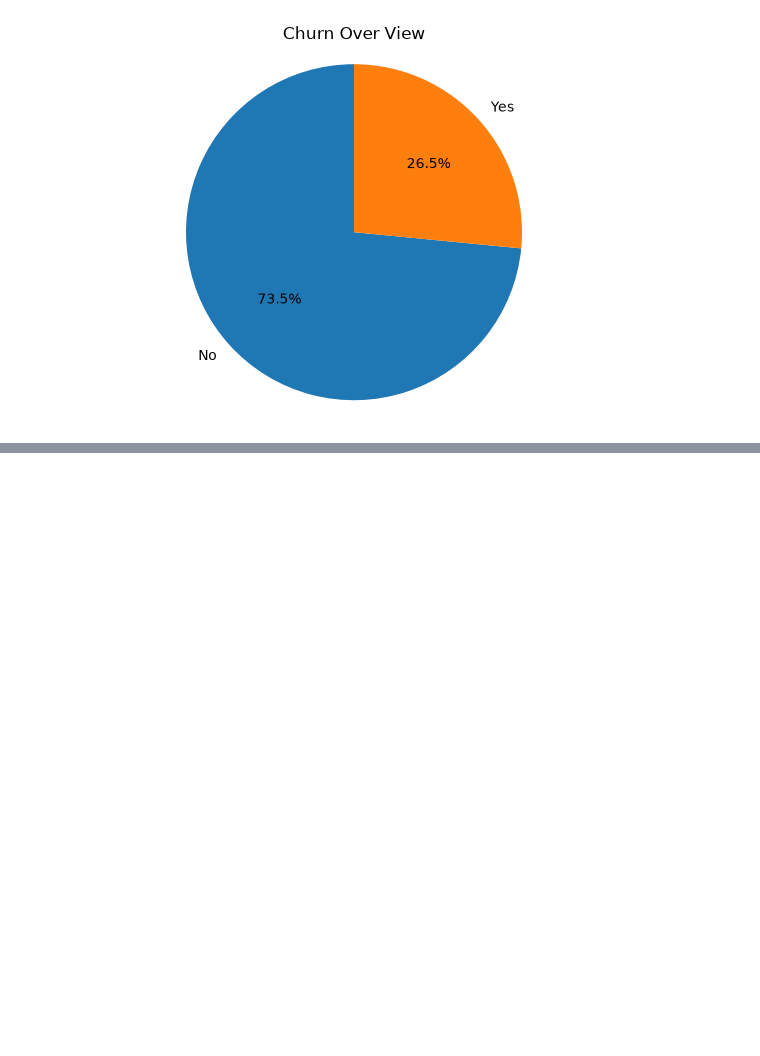
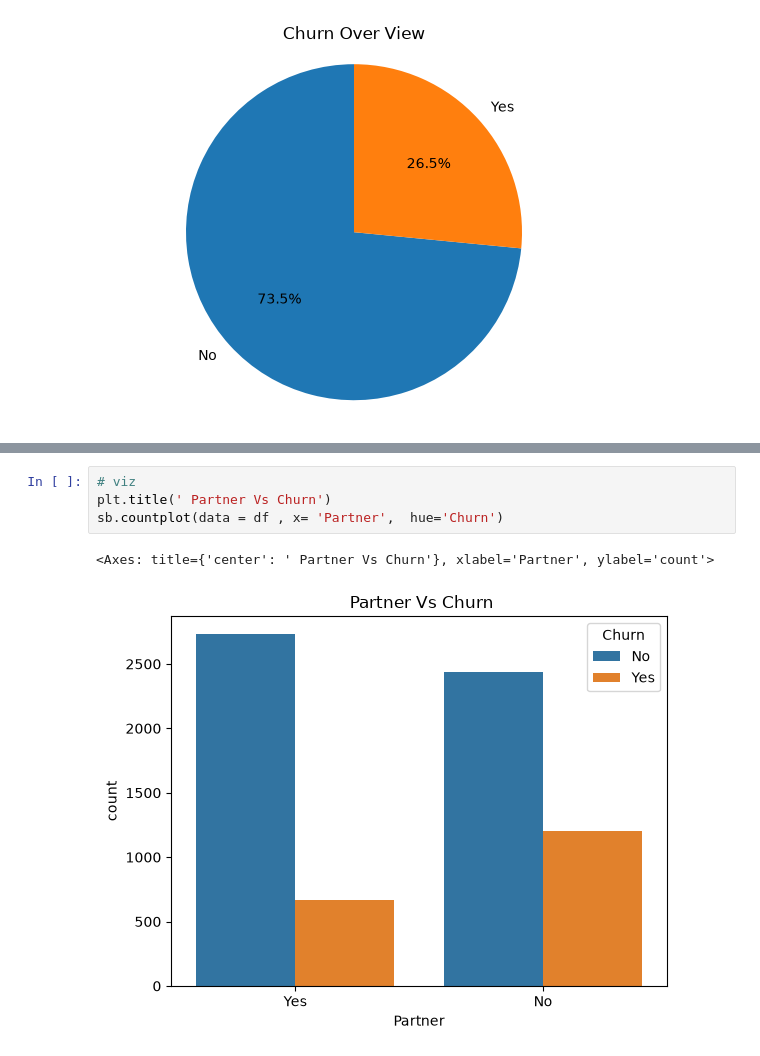
Before and after one commit to Fatima-Arain206/SOFTGROWTECH_INTERNSHIP_PROJECT_TASK2_DATA_ANALYSIS, a Jupyter notebook: CustomerRetention_Analysis_Project2/Customer_Retention.ipynb, the cells around one changed output, grey strips where cells are left out. Drawn from its saved outputs; the diff is of its cells as text; blank space fills up the shorter version.

```diff
--- a/CustomerRetention_Analysis_Project2/Customer_Retention.ipynb
+++ b/CustomerRetention_Analysis_Project2/Customer_Retention.ipynb
@@ -156,0 +188,7 @@ plt.show()
+# %%
+# viz
+plt.title(' Partner Vs Churn')
+sb.countplot(data = df , x= 'Partner',  hue='Churn')
+# %% [output]
+<Axes: title={'center': ' Partner Vs Churn'}, xlabel='Partner', ylabel='count'>
+[figure, added]
```
Also changed, not shown: parts of 6 cells of this notebook.
